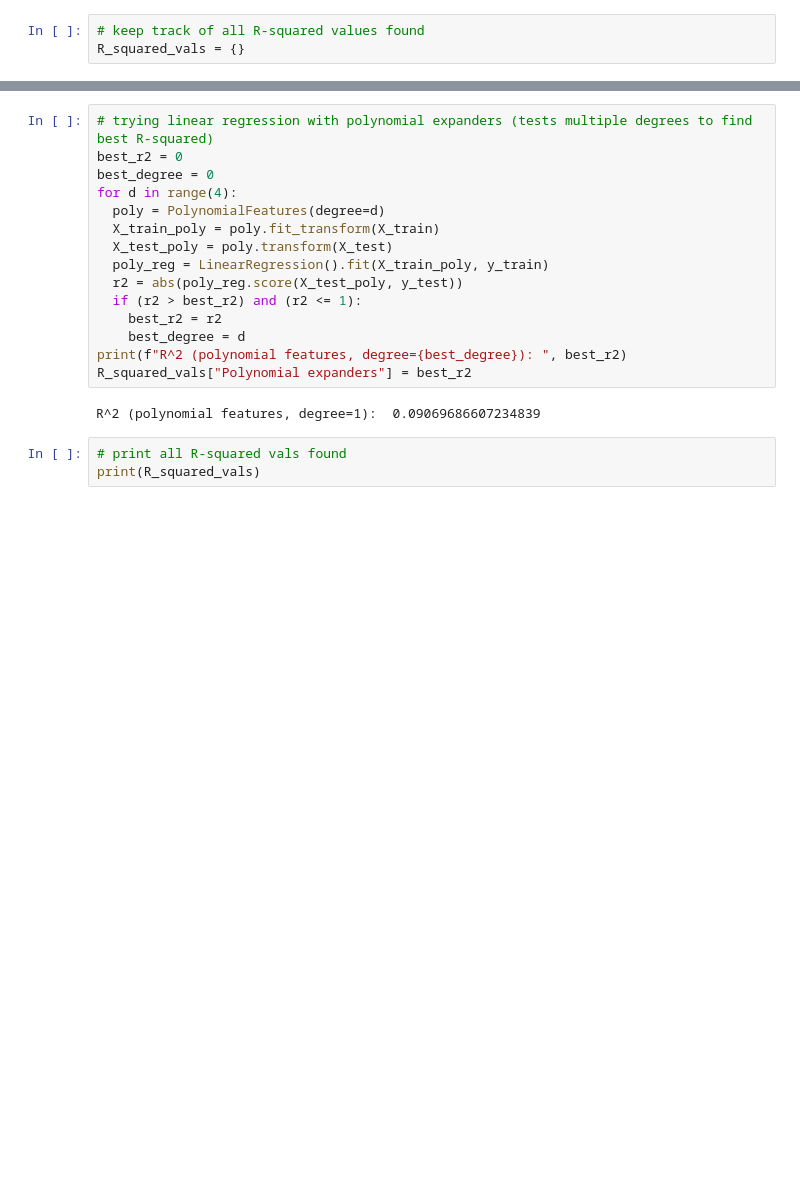
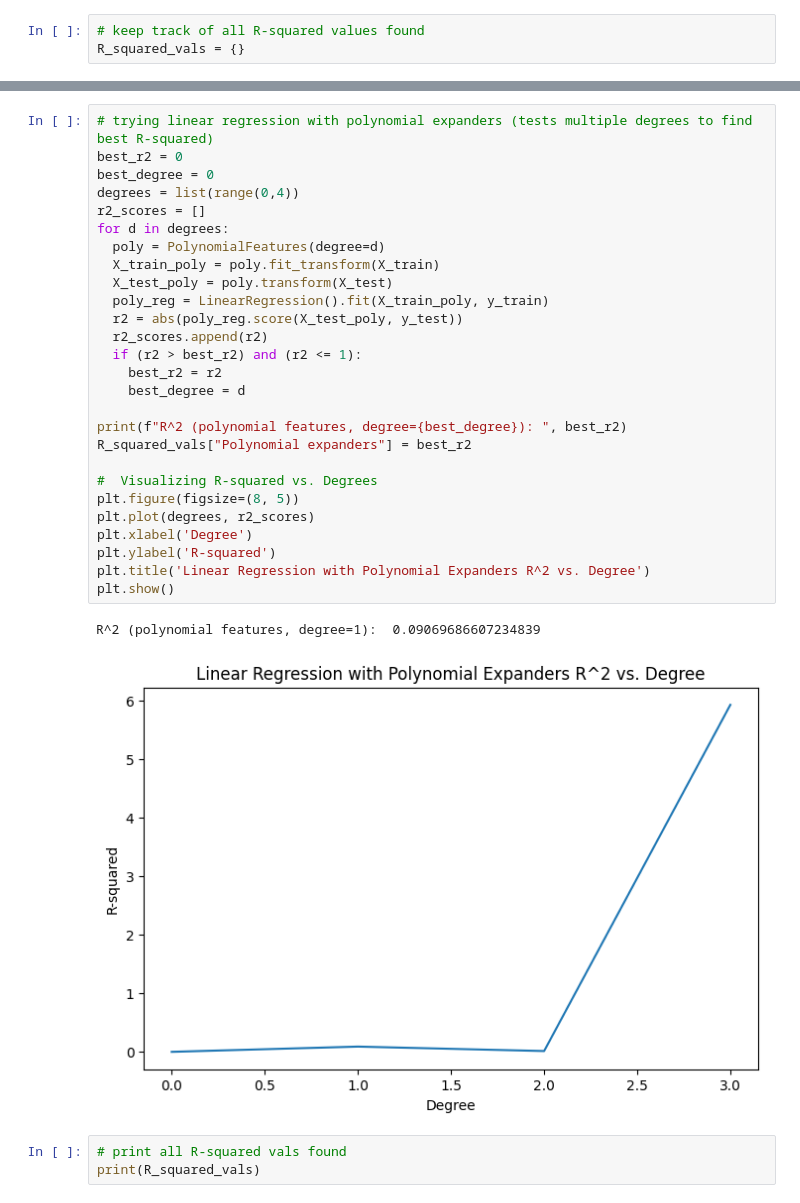
Before and after one commit to JulianKrese/project_chd, a Jupyter notebook: model_work.ipynb, the cells around one changed output, grey strips where cells are left out. Drawn from its saved outputs; the diff is of its cells as text; blank space fills up the shorter version.

```diff
--- a/model_work.ipynb
+++ b/model_work.ipynb
@@ -94,20 +168,33 @@ R^2 (correlated vars on prevalentHyp): 0.06374168477694897
 # %%
 # trying linear regression with polynomial expanders (tests multiple degrees to find best R-squared)
 best_r2 = 0
 best_degree = 0
-for d in range(4):
+degrees = list(range(0,4))
+r2_scores = []
+for d in degrees:
   poly = PolynomialFeatures(degree=d)
   X_train_poly = poly.fit_transform(X_train)
   X_test_poly = poly.transform(X_test)
   poly_reg = LinearRegression().fit(X_train_poly, y_train)
   r2 = abs(poly_reg.score(X_test_poly, y_test))
+  r2_scores.append(r2)
   if (r2 > best_r2) and (r2 <= 1):
     best_r2 = r2
     best_degree = d
+
 print(f"R^2 (polynomial features, degree={best_degree}): ", best_r2)
 R_squared_vals["Polynomial expanders"] = best_r2
+
+#  Visualizing R-squared vs. Degrees
+plt.figure(figsize=(8, 5))
+plt.plot(degrees, r2_scores)
+plt.xlabel('Degree')
+plt.ylabel('R-squared')
+plt.title('Linear Regression with Polynomial Expanders R^2 vs. Degree')
+plt.show()
 # %% [output]
 R^2 (polynomial features, degree=1):  0.09069686607234839
+[figure, added]
 # %%
 # print all R-squared vals found
 print(R_squared_vals)
```
Also changed, not shown: parts of 8 cells of this notebook.
